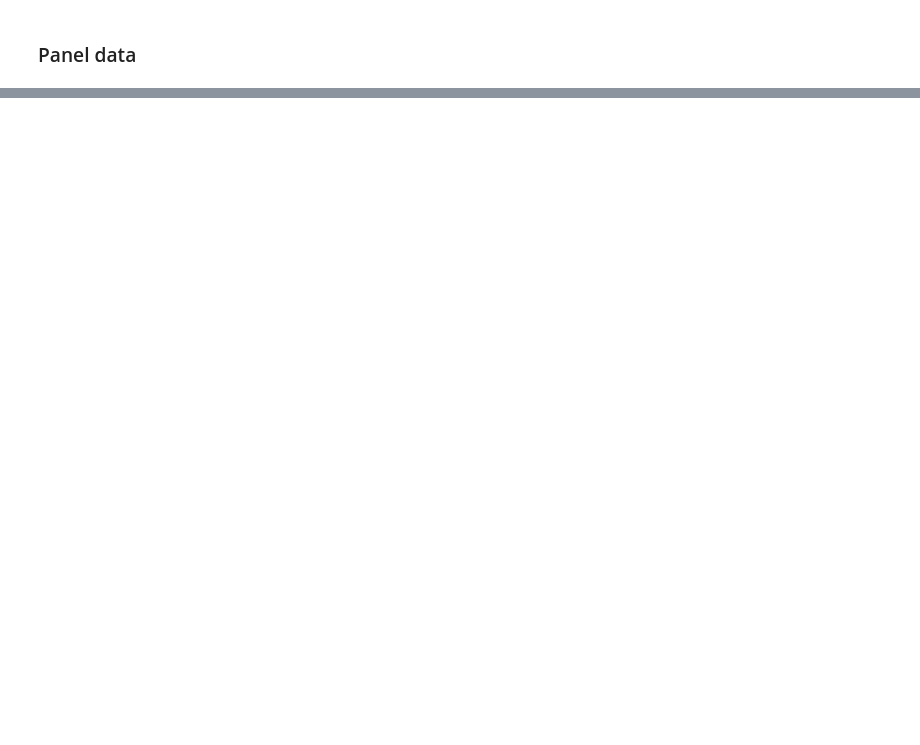
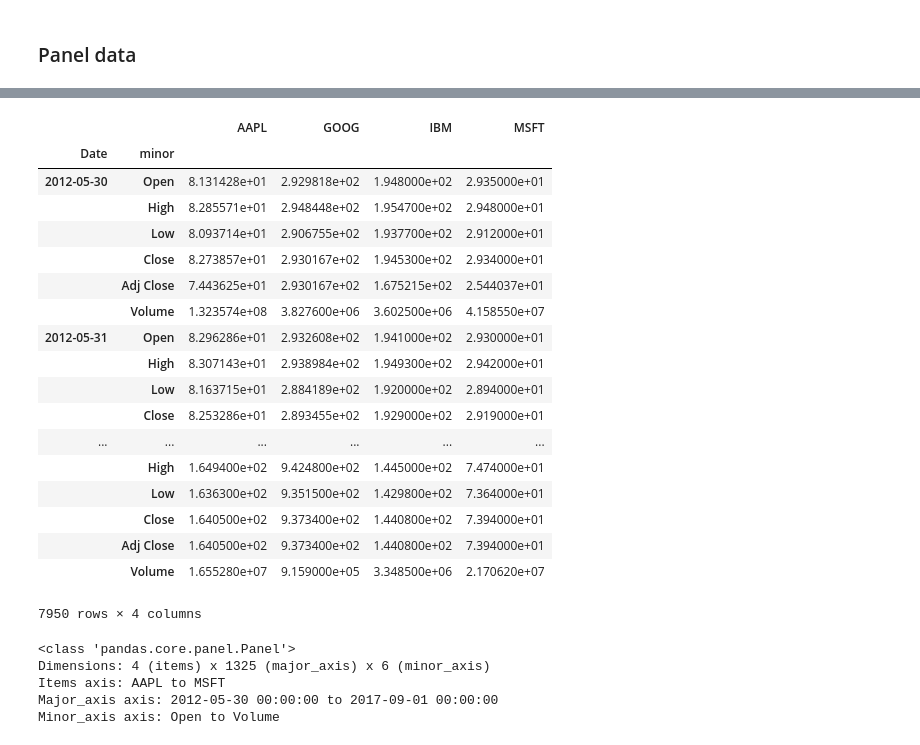
Before and after one commit to The-G/Python_for_DataAnalysis, a Jupyter notebook: ch05.ipynb, the cells around one changed output, grey strips where cells are left out. Saved outputs shown, nothing was run; the diff lists cells and outputs as text; code cells hidden in the pictures; blank space fills up the shorter version.

Commit message:
review Numpy and Pandas / IO file with python

```diff
--- a/ch05.ipynb
+++ b/ch05.ipynb
@@ -1412,9 +2131,10 @@ frame.iloc[0]
 # %% [markdown]
 ### Panel data
 # %%
-import pandas.io.data as web
+# import pandas.io.data as web
+import pandas_datareader as web
 
 pdata = pd.Panel(dict((stk, web.get_data_yahoo(stk))
-                       for stk in ['AAPL', 'GOOG', 'MSFT', 'DELL']))
+                       for stk in ['AAPL', 'GOOG', 'MSFT', 'IBM']))
 # %%
 pdata
@@ -1428,3 +2208,24 @@ pdata.ix['Adj Close', '5/22/2012':, :]
 # %%
-stacked = pdata.ix[:, '5/30/2012':, :].to_frame()
+stacked = pdata.loc[:, '5/30/2012':, :].to_frame()
 stacked
+# 3차원 데이터를 계층적 index를 통해서 표현하고 있다!!
+# %% [output]
+|  |  | AAPL | GOOG | IBM | MSFT |
+| Date | minor |  |  |  |  |
+| 2012-05-30 | Open | 8.131428e+01 | 2.929818e+02 | 1.948000e+02 | 2.935000e+01 |
+|  | High | 8.285571e+01 | 2.948448e+02 | 1.954700e+02 | 2.948000e+01 |
+|  | Low | 8.093714e+01 | 2.906755e+02 | 1.937700e+02 | 2.912000e+01 |
+|  | Close | 8.273857e+01 | 2.930167e+02 | 1.945300e+02 | 2.934000e+01 |
+|  | Adj Close | 7.443625e+01 | 2.930167e+02 | 1.675215e+02 | 2.544037e+01 |
+|  | Volume | 1.323574e+08 | 3.827600e+06 | 3.602500e+06 | 4.158550e+07 |
+| 2012-05-31 | Open | 8.296286e+01 | 2.932608e+02 | 1.941000e+02 | 2.930000e+01 |
+|  | High | 8.307143e+01 | 2.938984e+02 | 1.949300e+02 | 2.942000e+01 |
+|  | Low | 8.163715e+01 | 2.884189e+02 | 1.920000e+02 | 2.894000e+01 |
+|  | Close | 8.253286e+01 | 2.893455e+02 | 1.929000e+02 | 2.919000e+01 |
+| ... | ... | ... | ... | ... | ... |
+|  | High | 1.649400e+02 | 9.424800e+02 | 1.445000e+02 | 7.474000e+01 |
+|  | Low | 1.636300e+02 | 9.351500e+02 | 1.429800e+02 | 7.364000e+01 |
+|  | Close | 1.640500e+02 | 9.373400e+02 | 1.440800e+02 | 7.394000e+01 |
+|  | Adj Close | 1.640500e+02 | 9.373400e+02 | 1.440800e+02 | 7.394000e+01 |
+|  | Volume | 1.655280e+07 | 9.159000e+05 | 3.348500e+06 | 2.170620e+07 |
+7950 rows × 4 columns
@@ -1432,0 +2232,9 @@ stacked.to_panel()
+# %%
+stacked.to_panel() # frame 데이터를 panel 데이터로 변환함!!
+                   # 객체로만 보여준다!!
+# %% [output]
+<class 'pandas.core.panel.Panel'>
+Dimensions: 4 (items) x 1325 (major_axis) x 6 (minor_axis)
+Items axis: AAPL to MSFT
+Major_axis axis: 2012-05-30 00:00:00 to 2017-09-01 00:00:00
+Minor_axis axis: Open to Volume
```
Also changed, not shown: parts of 120 cells of this notebook, 2 other files.
